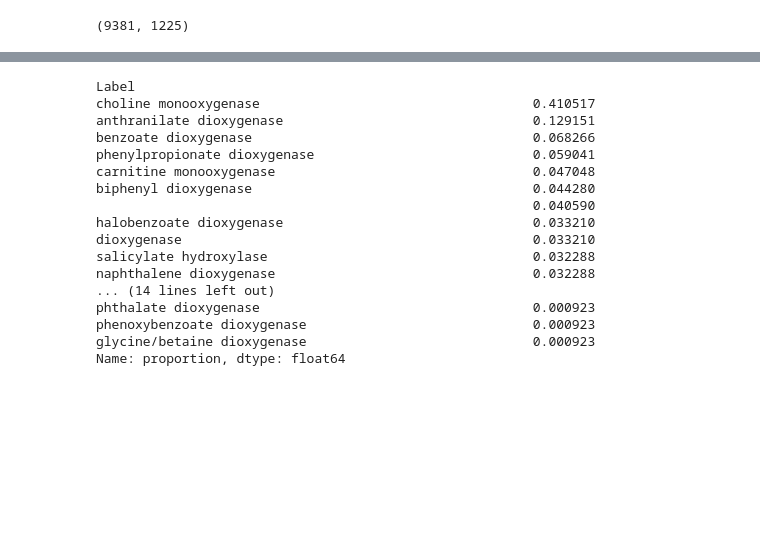
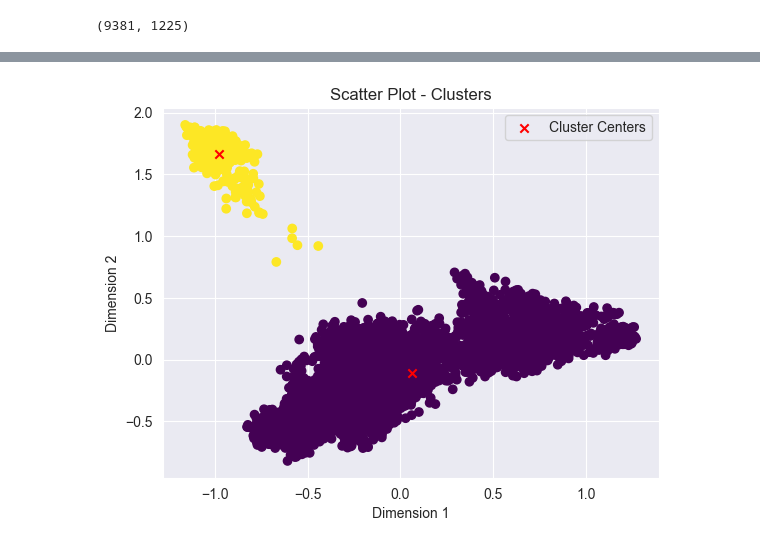
Before and after one commit to lcobiodata/msautils, a Jupyter notebook: examples/ring-hydroxylating_dioxygenase/test_method_1.ipynb, the cells around one changed output, grey strips where cells are left out. Saved outputs shown, nothing was run; the diff lists cells and outputs as text; code cells hidden in the pictures; blank space fills up the shorter version.

```diff
--- a/examples/ring-hydroxylating_dioxygenase/test_method_1.ipynb
+++ b/examples/ring-hydroxylating_dioxygenase/test_method_1.ipynb
@@ -290,21 +298,52 @@ data.head()
-# %%
-data.Label.value_counts(normalize=True)
-# %% [output]
-Label
-choline monooxygenase                                   0.410517
-anthranilate dioxygenase                                0.129151
-benzoate dioxygenase                                    0.068266
-phenylpropionate dioxygenase                            0.059041
-carnitine monooxygenase                                 0.047048
-biphenyl dioxygenase                                    0.044280
-                                                        0.040590
-halobenzoate dioxygenase                                0.033210
-dioxygenase                                             0.033210
-salicylate hydroxylase                                  0.032288
-naphthalene dioxygenase                                 0.032288
-... (14 lines left out)
-phthalate dioxygenase                                   0.000923
-phenoxybenzoate dioxygenase                             0.000923
-glycine/betaine dioxygenase                             0.000923
-Name: proportion, dtype: float64
+# %%
+# Perform MCA
+mca = MCA()
+mca.fit(data)
+
+# Access the results
+coordinates = mca.transform(data)
+
+# mca.plot(
+#     data,
+#     x_component=0,
+#     y_component=1
+# )
+# %%
+# Assuming 'coordinates' is the result of MCA
+
+# Convert the coordinates to a NumPy array
+coordinates = np.array(coordinates)
+
+# Define a range of potential number of clusters to evaluate
+min_clusters = 2
+max_clusters = 10
+
+# Perform clustering for different number of clusters and compute silhouette scores
+silhouette_scores = []
+for k in range(min_clusters, max_clusters + 1):
+    kmeans = KMeans(n_clusters=k, n_init=10)  # Set n_init explicitly
+    kmeans.fit(coordinates)
+    labels = kmeans.labels_
+    score = silhouette_score(coordinates, labels)
+    silhouette_scores.append(score)
+
+# Find the best number of clusters based on the highest silhouette score
+kmeans_best_num_clusters = np.argmax(silhouette_scores) + min_clusters
+
+# Perform clustering with the best number of clusters
+kmeans = KMeans(n_clusters=kmeans_best_num_clusters, n_init=10)  # Set n_init explicitly
+kmeans.fit(coordinates)
+kmeans_cluster_labels = kmeans.labels_
+cluster_centers = kmeans.cluster_centers_
+
+# Plot the scatter plot colored by clusters
+plt.scatter(coordinates[:, 0], coordinates[:, 1], c=kmeans_cluster_labels, cmap='viridis')
+plt.scatter(cluster_centers[:, 0], cluster_centers[:, 1], c='red', marker='x', label='Cluster Centers')
+plt.xlabel('Dimension 1')
+plt.ylabel('Dimension 2')
+plt.title('Scatter Plot - Clusters')
+plt.legend()
+plt.show()
+# %% [output]
+[figure, added]
 # %%
```
Also changed, not shown: parts of 30 cells of this notebook, 6 other files.
